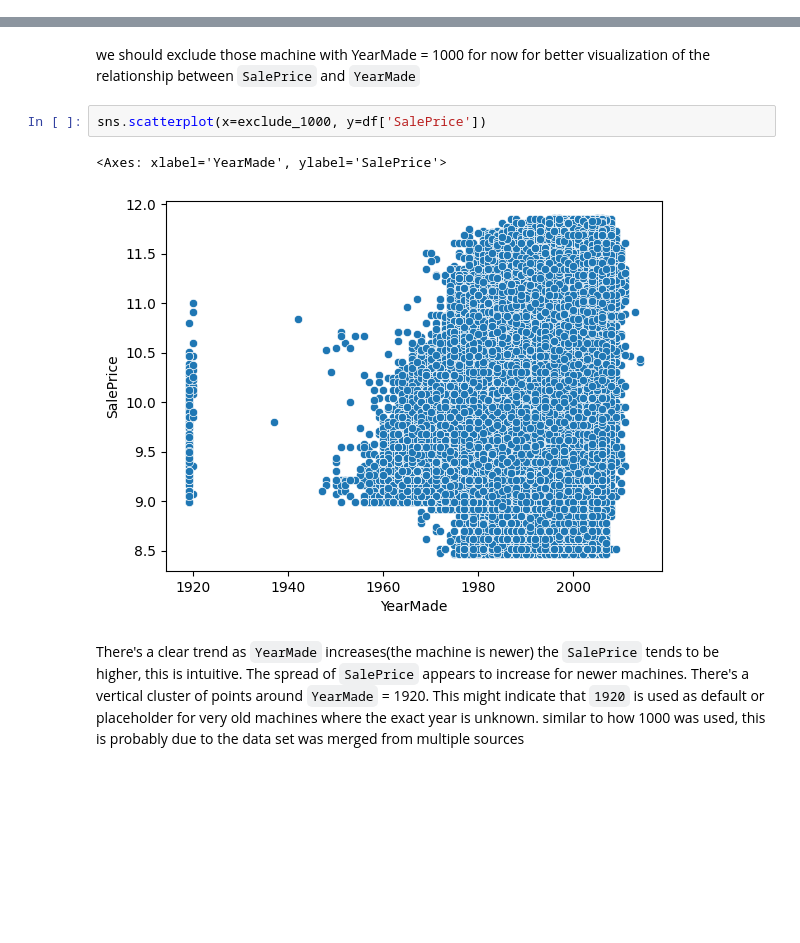
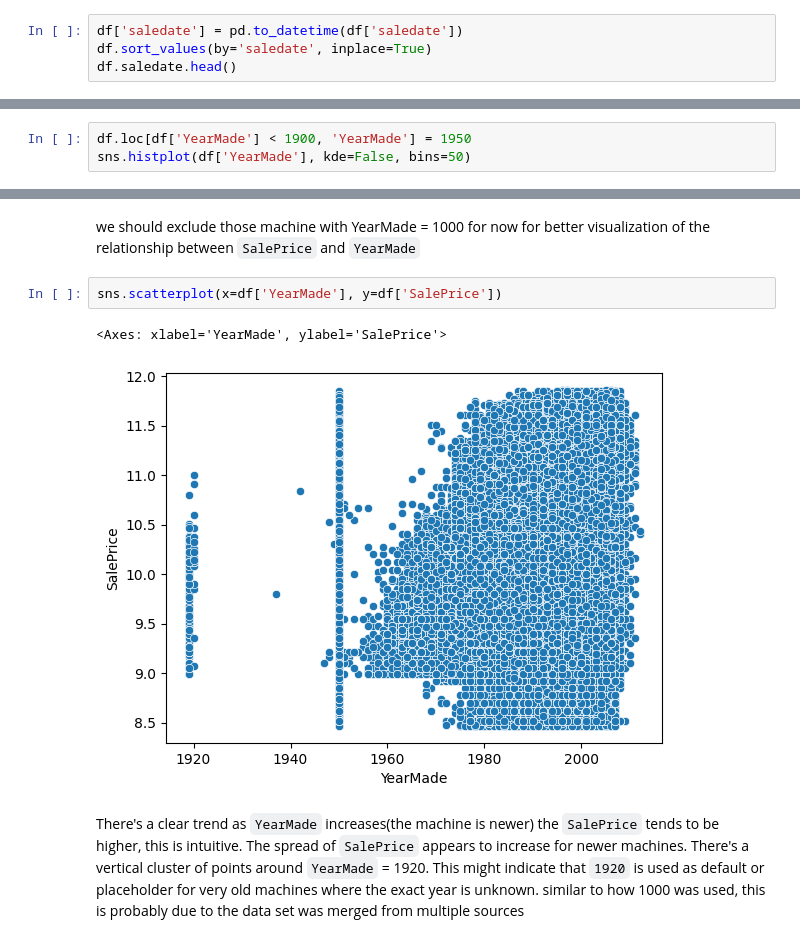
Before and after one commit to bhdai/bb_bulldozer, a Jupyter notebook: notebooks/eda.ipynb, the cells around one changed output, grey strips where cells are left out. Saved outputs shown, nothing was run; the diff lists cells and outputs as text; blank space fills up the shorter version.

```diff
--- a/notebooks/eda.ipynb
+++ b/notebooks/eda.ipynb
@@ -155,3 +155,7 @@ df['MachineHoursCurrentMeter'] = df['MachineHoursCurrentMeter'].fillna(median_ho
 df['MachineHoursCurrentMeter'].isna().sum()
 # %% [output]
 np.int64(0)
+# %%
+df['saledate'] = pd.to_datetime(df['saledate'])
+df.sort_values(by='saledate', inplace=True)
+df.saledate.head()
@@ -342,3 +353,6 @@ axe[1].set_title('Exclude year 1000')
 plt.show()
 # %% [output]
 [figure]
+# %%
+df.loc[df['YearMade'] < 1900, 'YearMade'] = 1950
+sns.histplot(df['YearMade'], kde=False, bins=50)
@@ -391,10 +407,10 @@ sns.scatterplot(x=df['YearMade'], y=df['SalePrice'])
 # %% [markdown]
 we should exclude those machine with YearMade = 1000 for now for better visualization of the relationship between `SalePrice` and `YearMade`
 # %%
-sns.scatterplot(x=exclude_1000, y=df['SalePrice'])
+sns.scatterplot(x=df['YearMade'], y=df['SalePrice'])
 # %% [output]
 <Axes: xlabel='YearMade', ylabel='SalePrice'>
-[figure, old version]
+[figure, new version]
 # %% [markdown]
 There's a clear trend as `YearMade` increases(the machine is newer) the `SalePrice` tends to be higher, this is intuitive. The spread of `SalePrice` appears to increase for newer machines. There's a vertical cluster of points around `YearMade` = 1920. This might indicate that `1920` is used as default or placeholder for very old machines where the exact year is unknown. similar to how 1000 was used, this is probably due to the data set was merged from multiple sources
 # %% [markdown]
```
Also changed, not shown: parts of 38 cells of this notebook.
